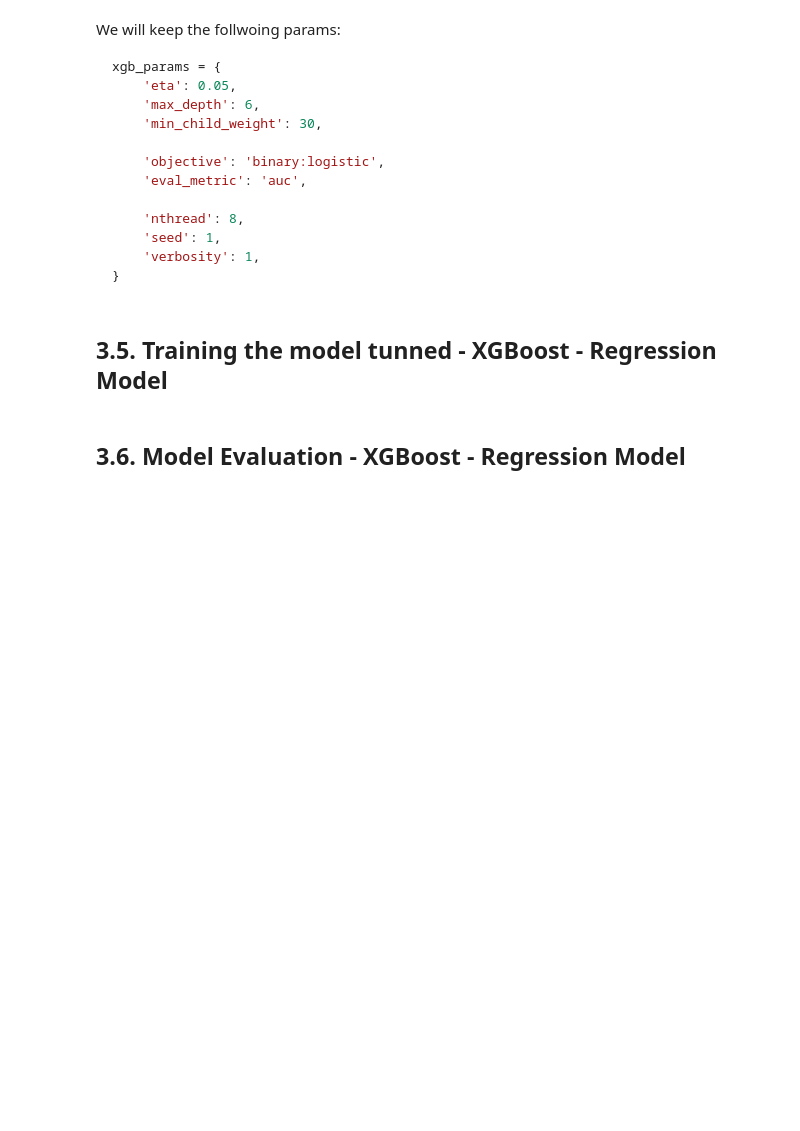
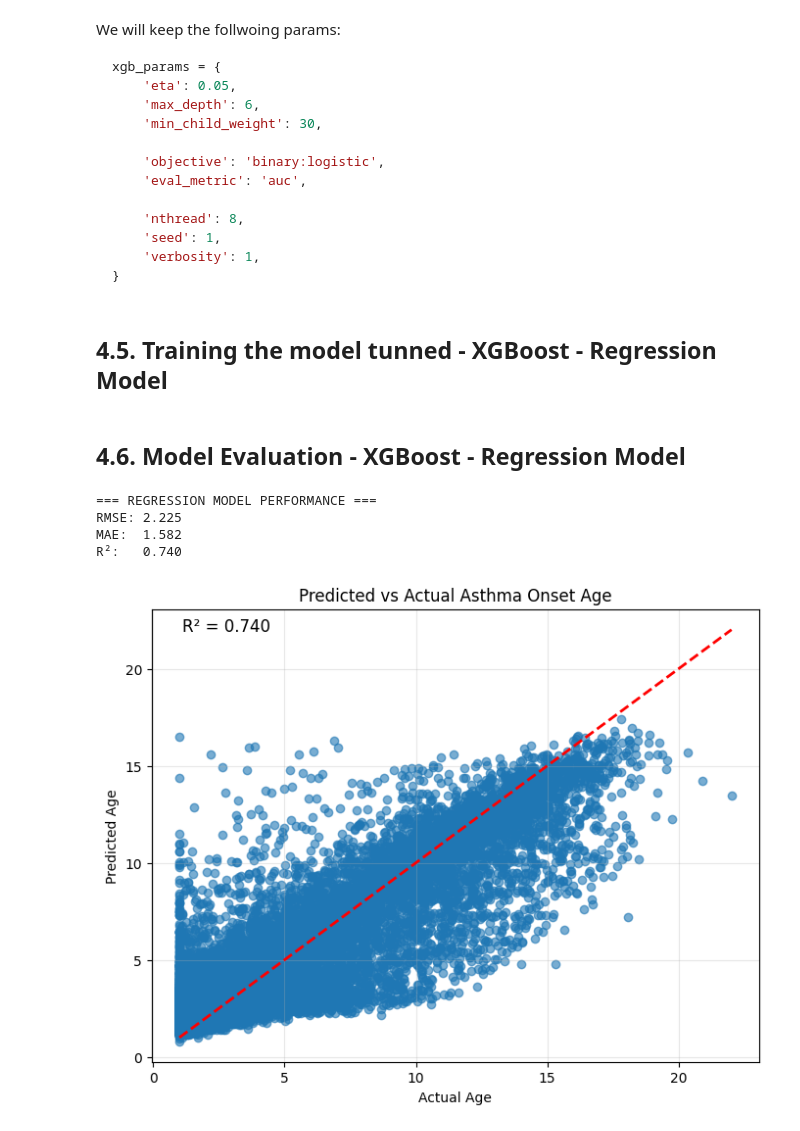
Before and after one commit to AlexHuc/food-allergy-analysis, a Jupyter notebook: notebook.ipynb, the cells around one changed output. Saved outputs shown, nothing was run; the diff lists cells and outputs as text; code cells hidden in the pictures; blank space fills up the shorter version.

Commit message:
Finished the regression, evaluated it and saved it

```diff
--- a/notebook.ipynb
+++ b/notebook.ipynb
@@ -1761,7 +1763,7 @@ eta_reg = 0.05
 max_depth_reg = 6
 min_child_weight_reg = 30
 # %% [markdown]
-## 3.5. Training the model tunned - XGBoost - Regression Model
+## 4.5. Training the model tunned - XGBoost - Regression Model
 # %%
 %%capture final_reg_model_output
 
@@ -1778,8 +1780,40 @@ xgb_params_reg = {
     'verbosity': 1
 }
 
-final_class_model = xgb.train(xgb_params_reg, dtrai_reg, num_boost_round=200,
+final_reg_model = xgb.train(xgb_params_reg, dtrai_reg, num_boost_round=200,
                         verbose_eval=5,
                         evals=watchlist_reg)
 # %% [markdown]
-## 3.6. Model Evaluation - XGBoost - Regression Model
+## 4.6. Model Evaluation - XGBoost - Regression Model
+# %%
+# Make predictions on test set
+dtest_reg = xgb.DMatrix(X_reg_test, label=y_reg_test, feature_names=features_reg)
+y_reg_pred = final_reg_model.predict(dtest_reg)
+
+# Calculate metrics
+test_rmse = np.sqrt(mean_squared_error(y_reg_test, y_reg_pred))
+test_mae = mean_absolute_error(y_reg_test, y_reg_pred)
+test_r2 = r2_score(y_reg_test, y_reg_pred)
+
+print("=== REGRESSION MODEL PERFORMANCE ===")
+print(f"RMSE: {test_rmse:.3f}")
+print(f"MAE:  {test_mae:.3f}")
+print(f"R²:   {test_r2:.3f}")
+# %% [output]
+=== REGRESSION MODEL PERFORMANCE ===
+RMSE: 2.225
+MAE:  1.582
+R²:   0.740
+# %%
+# Simple scatter plot: Predicted vs Actual
+plt.figure(figsize=(8, 6))
+plt.scatter(y_reg_test, y_reg_pred, alpha=0.6)
+plt.plot([y_reg_test.min(), y_reg_test.max()], [y_reg_test.min(), y_reg_test.max()], 'r--', linewidth=2)
+plt.xlabel('Actual Age')
+plt.ylabel('Predicted Age')
+plt.title('Predicted vs Actual Asthma Onset Age')
+plt.grid(True, alpha=0.3)
+plt.text(0.05, 0.95, f'R² = {test_r2:.3f}', transform=plt.gca().transAxes, fontsize=12)
+plt.show()
+# %% [output]
+[figure, added]
```
Also changed, not shown: parts of 8 cells of this notebook, 2 other files.
